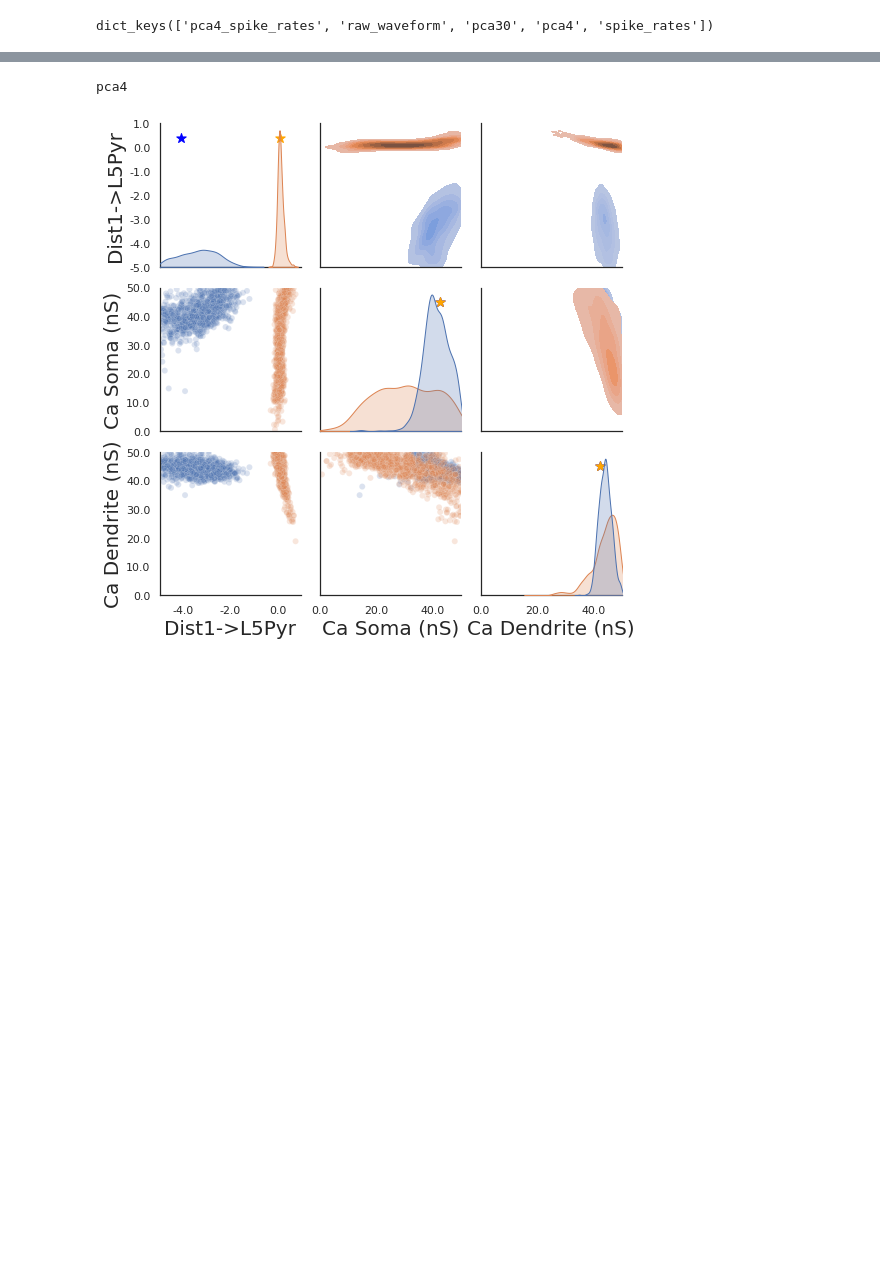
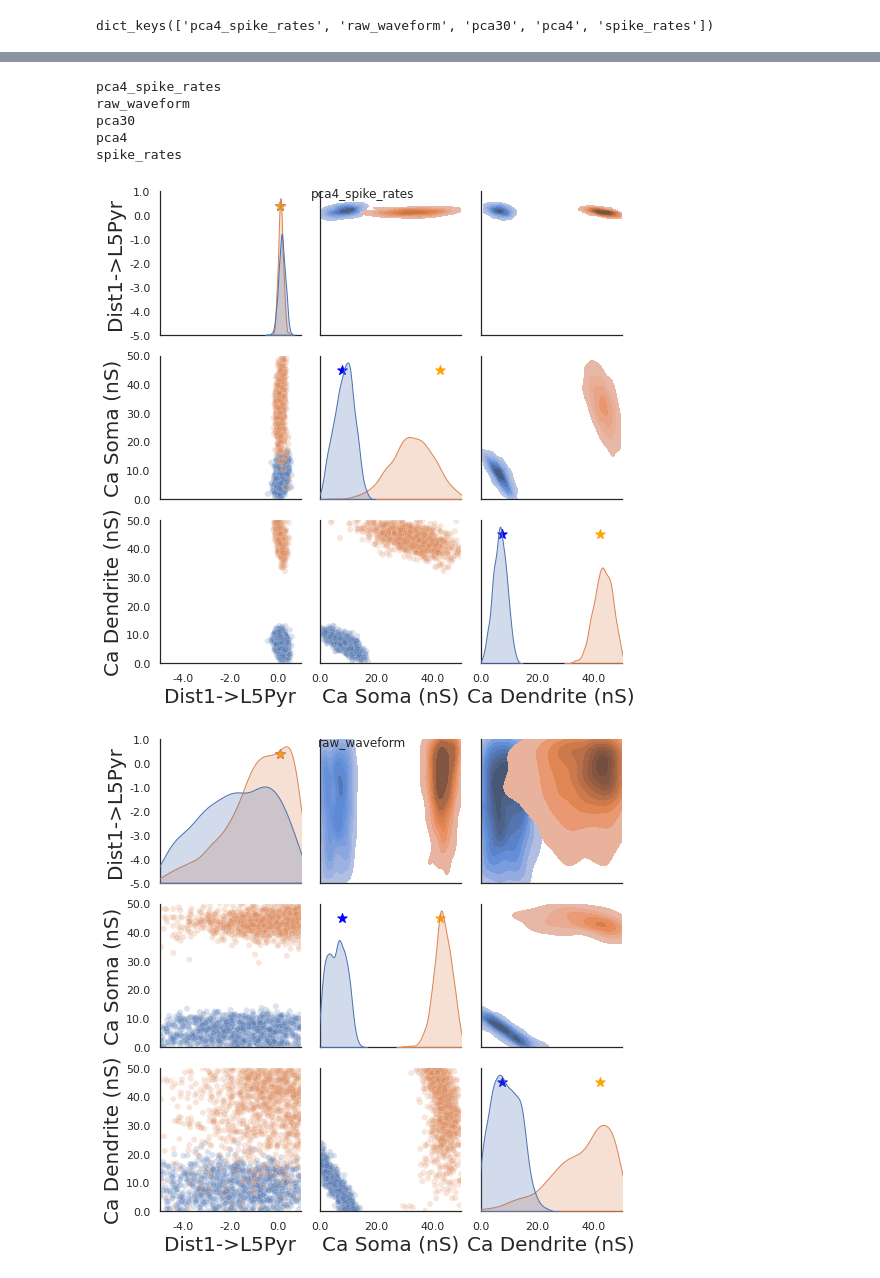
Before and after one commit to ntolley/hnn_sbi_sfn2022, a Jupyter notebook: notebooks/hnn_erp_posterior_compare.ipynb, the cells around one changed output, grey strips where cells are left out. Drawn from its saved outputs; the diff is of its cells as text; code cells hidden in the pictures; blank space fills up the shorter version.

```diff
--- a/notebooks/hnn_erp_posterior_compare.ipynb
+++ b/notebooks/hnn_erp_posterior_compare.ipynb
@@ -48,7 +48,8 @@ simulator = partial(simulator_hnn, prior_dict=prior_dict, param_function=hnn_erp
 # %%
 %matplotlib inline
 # Values on [0,1] mapped to range of bounds defined in prior_dict
-theta_cond_list = [np.array([0.15, 0.85, 0.85]), np.array([0.85, 0.85, 0.85])]
+#theta_cond_list = [np.array([0.15, 0.85, 0.85]), np.array([0.85, 0.85, 0.85])]
+theta_cond_list = [np.array([0.85, 0.15, 0.15]), np.array([0.85, 0.85, 0.85])]
 
 dpl_cond_list, theta_dict_list, spike_gids_list, net_list = list(), list(), list(), list()
 for theta_cond in theta_cond_list:
@@ -160,7 +161,7 @@ dist_data_list = list()
 ppc_data_list = list()
 theta_data_list = list()
 
-input_type_list = ['raw_waveform', 'pca30', 'pca4', 'spike_rates']
+input_type_list = ['pca4_spike_rates', 'raw_waveform', 'pca30', 'pca4', 'spike_rates']
 
 
 for plot_idx, input_type in enumerate(input_type_list):
@@ -239,42 +243,48 @@ Training neural network. Epochs trained:  3
 # %%
-feature_idx = 2
-print(input_type_list[feature_idx])
+for feature_idx in range(len(input_type_list)):
+    print(input_type_list[feature_idx])
 
-labelsize=20
+    labelsize=20
 
-param_labels = ['Dist1->L5Pyr', 'Ca Soma (nS)', 'Ca Dendrite (nS)']
+    param_labels = ['Dist1->L5Pyr', 'Ca Soma (nS)', 'Ca Dendrite (nS)']
 
-df = scatter_data_list[feature_idx]
-theta_cond_transformed_list = theta_data_list[feature_idx]
+    df = scatter_data_list[feature_idx]
+    theta_cond_transformed_list = theta_data_list[feature_idx]
 
-all_bounds = [param_dict['bounds'] for param_dict in prior_dict.values()]
-g = sns.PairGrid(df, hue='cond_name', diag_sharey=False, corner=False)
-g.map_lower(sns.scatterplot, alpha=0.2)
-g.map_upper(sns.kdeplot, fill=True)
-g.map_diag(sns.kdeplot, fill=True)
+    all_bounds = [param_dict['bounds'] for param_dict in prior_dict.values()]
+    g = sns.PairGrid(df, hue='cond_name', diag_sharey=False, corner=False)
+    g.map_lower(sns.scatterplot, alpha=0.2)
+    g.map_upper(sns.kdeplot, fill=True)
+    g.map_diag(sns.kdeplot, fill=True)
 
-for idx in range(3):
-    # Add space to visuzalize groundtruth tick marks at top
-    y_diff = np.abs(all_bounds[idx][1] - all_bounds[idx][0])
+    for idx in range(3):
+        # Add space to visuzalize groundtruth tick marks at top
+        y_diff = np.abs(all_bounds[idx][1] - all_bounds[idx][0])
 
-    g.axes[idx, idx].set_xlim(all_bounds[idx])
-    g.axes[idx, idx].set_ylim(all_bounds[idx])
+        g.axes[idx, idx].set_xlim(all_bounds[idx])
+        g.axes[idx, idx].set_ylim(all_bounds[idx])
 
-    g.axes[idx,idx].scatter(theta_cond_transformed_list[0][idx], all_bounds[idx][1] - y_diff*0.1,
-                            color='blue', marker='*', s=100)
-    g.axes[idx,idx].scatter(theta_cond_transformed_list[1][idx], all_bounds[idx][1] - y_diff*0.1,
-                            color='orange', marker='*', s=100)
+        g.axes[idx,idx].scatter(theta_cond_transformed_list[0][idx], all_bounds[idx][1] - y_diff*0.1,
+                                color='blue', marker='*', s=100)
+        g.axes[idx,idx].scatter(theta_cond_transformed_list[1][idx], all_bounds[idx][1] - y_diff*0.1,
+                                color='orange', marker='*', s=100)
 
-    g.axes[idx,0].set_ylabel(param_labels[idx], fontsize=labelsize)
-    g.axes[2,idx].set_xlabel(param_labels[idx], fontsize=labelsize)
+        g.axes[idx,0].set_ylabel(param_labels[idx], fontsize=labelsize)
+        g.axes[2,idx].set_xlabel(param_labels[idx], fontsize=labelsize)
 
-for idx1 in range(3):
-    for idx2 in range(3):
-        if g.axes[idx1, idx2] != None:
-            g.axes[idx1, idx2].yaxis.set_major_formatter(FormatStrFormatter('%.1f'))
-            g.axes[idx1, idx2].xaxis.set_major_formatter(FormatStrFormatter('%.1f'))
-plt.tight_layout()
+    for idx1 in range(3):
+        for idx2 in range(3):
+            if g.axes[idx1, idx2] != None:
+                g.axes[idx1, idx2].yaxis.set_major_formatter(FormatStrFormatter('%.1f'))
+                g.axes[idx1, idx2].xaxis.set_major_formatter(FormatStrFormatter('%.1f'))
+    plt.tight_layout()
+    plt.suptitle(input_type_list[feature_idx])
 #plt.savefig('hnn_erp_posterior_compare.svg')
 # %% [output]
+pca4_spike_rates
+raw_waveform
+pca30
 pca4
+spike_rates
-[figure, old version]
+[figure, new version]
+[figure, added]
```
Also changed, not shown: parts of 6 cells of this notebook, 3 other files.
